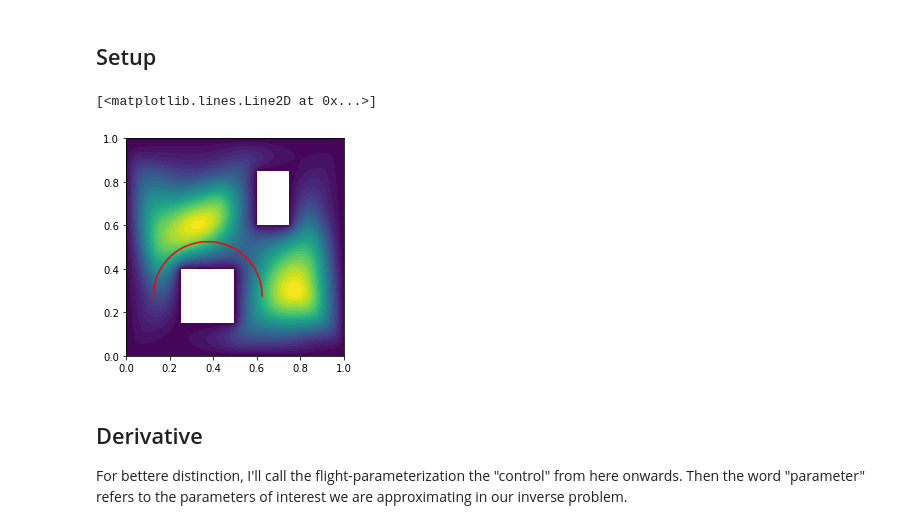
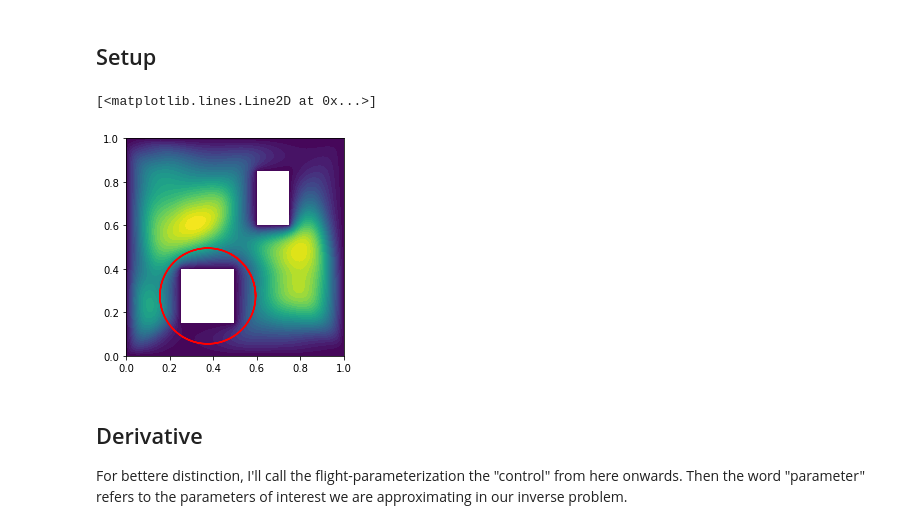
Before and after one commit to leyffer/m2dtIceSheet, a Jupyter notebook: notebooks/3_derivative_1_multPara.ipynb, the cells around one changed output. Saved outputs shown, nothing was run; the diff lists cells and outputs as text; code cells hidden in the pictures.

Commit message:
double-checked derivative with multiple controls

```diff
--- a/notebooks/3_derivative_1_multPara.ipynb
+++ b/notebooks/3_derivative_1_multPara.ipynb
@@ -29,7 +29,7 @@ tStart_notebook = time.time()
 meshDim = 100
 # meshDim=50 is probably too coarse but for writing the code it should suffice, I'm impatient
 
-n_para = 2
+n_para = 5
 n_search = 30
 n_test = 50
 
@@ -38,37 +38,37 @@ eval_mode = "point-eval" # because it's faster for testing code
 dt = 0.001
 final_time = 4
 
-#control = "speed"
-control = "radius"
+control = "speed"
+#control = "radius"
 # %% [markdown]
 ## Setup
 # %%
 fom = FOM_advectiondiffusion_steadystate(meshDim=meshDim)
 grid_t = np.arange(0, final_time+dt, dt)
 
 para_true = np.ones((n_para,))
 m = fom.assemble_forcing(para=para_true)
 sol_steadystate_true = fom.solve_steady(forcing=m)
 
 # set default flying parameters
 flying_parameters = {
-                "radius" : 0.25,
+                "radius" : 0.22,
                 "center" : np.array([0.75/2, 0.55/2]),
-                "speed" : 0.2 # 0.3
+                "speed" : 0.75 # 0.3
             }
 
 drone = Drone(fom, flying_parameters=flying_parameters, eval_mode=eval_mode, grid_t=grid_t)
 pos, __ = drone.get_trajectory(flying_parameters=flying_parameters)
 
 prior = Prior(covar = np.eye(n_para), mean = np.zeros((n_para,)))
 noise_model = NoiseModel(grid_t=grid_t, c_scaling=1e+3, c_diffusion = 0.01)
 brain = Brain(fom=fom, drone=drone, prior=prior, noise_model=noise_model)
 
 dl.plot(sol_steadystate_true, mesh=fom.mesh)
 plt.plot(pos[:, 0], pos[:, 1], color="r")
 # %% [output]
 [<matplotlib.lines.Line2D at 0x...>]
-[figure, old version]
+[figure, new version]
 # %%
 sol_steadystate = np.empty((n_para), dtype = object)
 
```
Also changed, not shown: parts of 10 cells of this notebook, 1 other file.
